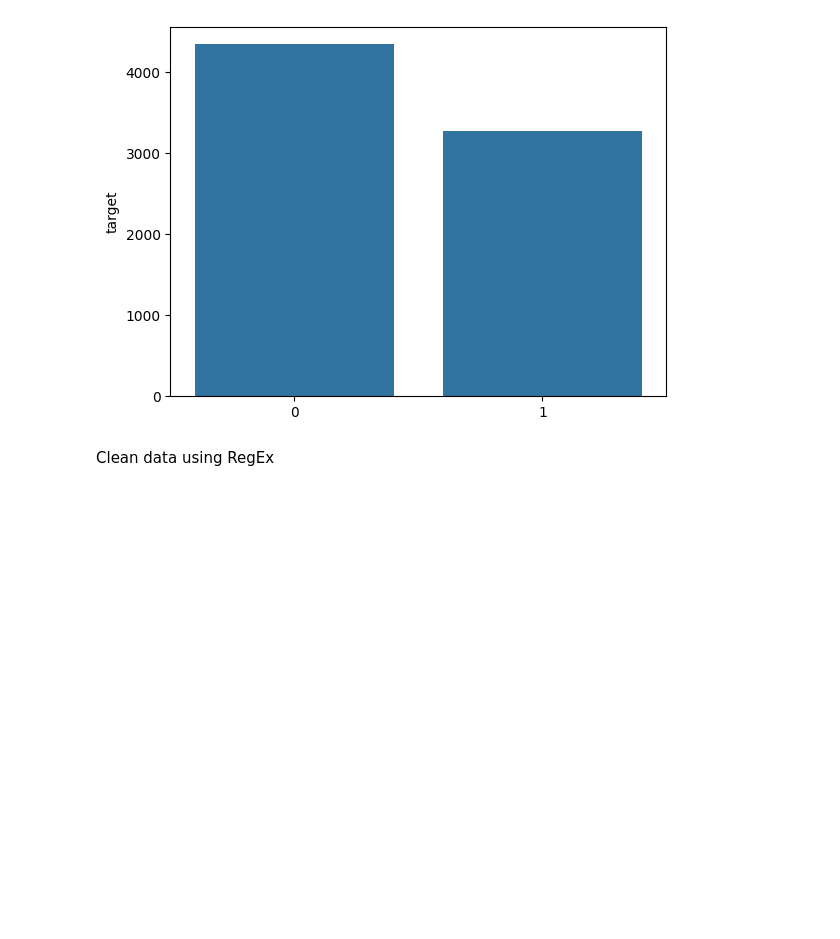
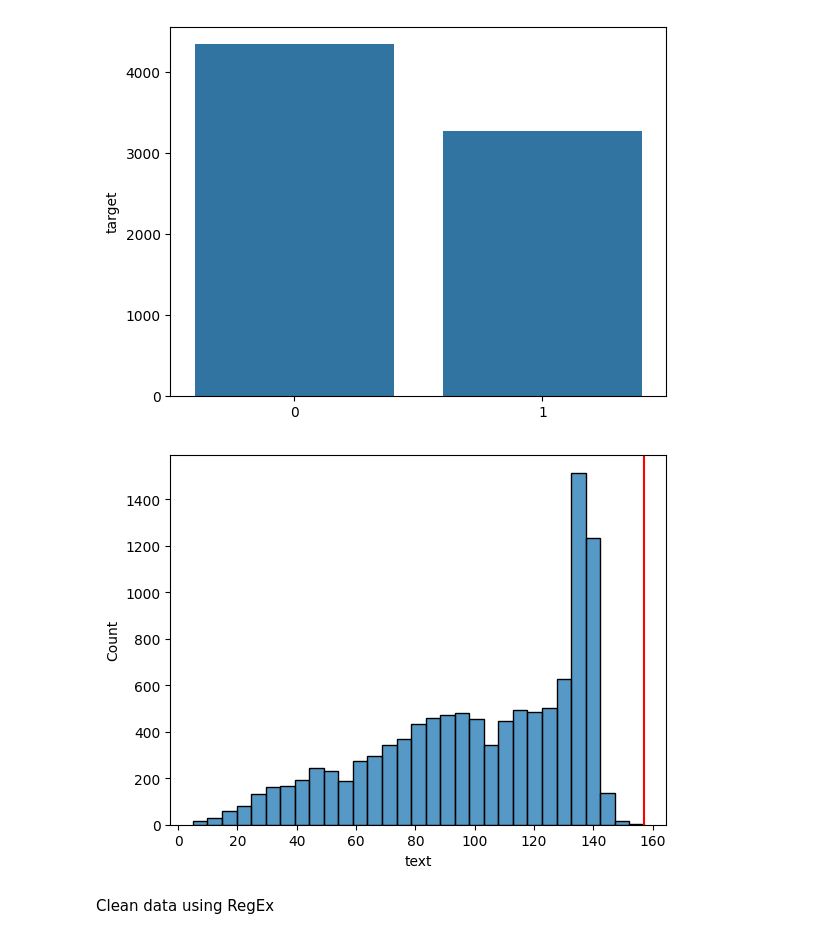
Before and after one commit to Maksym-Kryvenko/NLP_with_Disaster_Tweets, a Jupyter notebook: main.ipynb, the cells around one changed output. Drawn from its saved outputs; the diff is of its cells as text; code cells hidden in the pictures; blank space fills up the shorter version.

```diff
--- a/main.ipynb
+++ b/main.ipynb
@@ -68,6 +65,12 @@ sns.barplot(data_train.target.value_counts())
 # %% [output]
 <Axes: ylabel='target'>
 [figure]
+# %%
+sns.histplot(data_all.text.apply(len))
+plt.axvline(data_all.text.apply(len).max(), c='red')
+plt.show()
+# %% [output]
+[figure, added]
 # %% [markdown]
 Clean data using RegEx
 # %%
```
Also changed, not shown: parts of 18 cells of this notebook.
